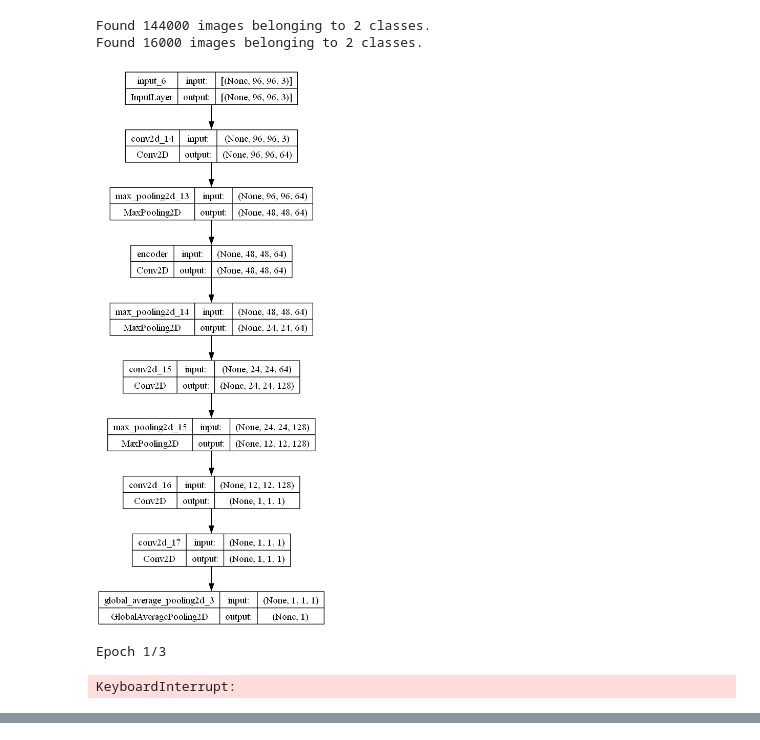
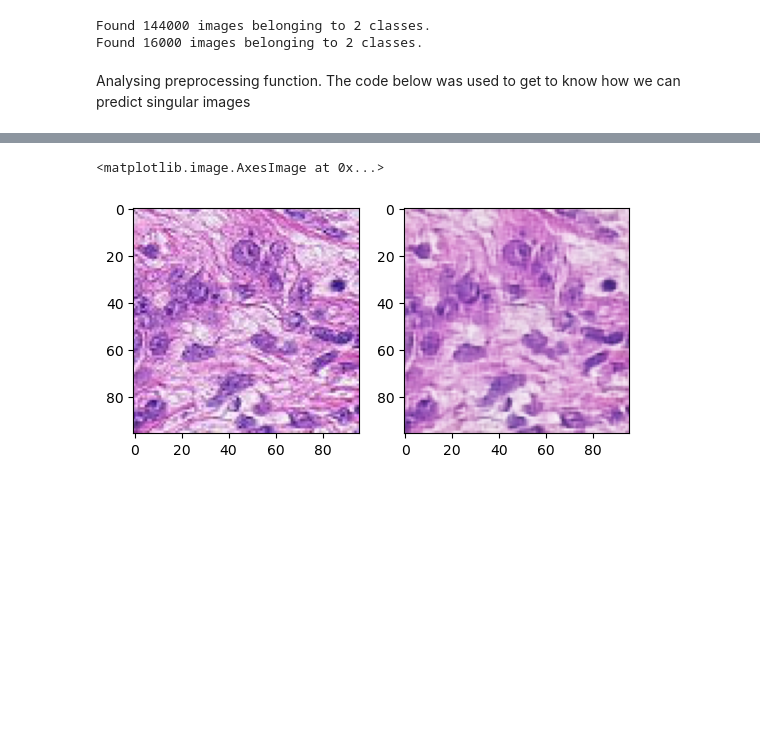
Before and after one commit to Undefined1234/8p361-project-imaging_gr2, a Jupyter notebook: code/main_project.ipynb, the cells around one changed output, grey strips where cells are left out. Drawn from its saved outputs; the diff is of its cells as text; code cells hidden in the pictures; blank space fills up the shorter version.

```diff
--- a/code/main_project.ipynb
+++ b/code/main_project.ipynb
@@ -173,5 +188,5 @@ latent_space.shape
 # %%
-train_gen, val_gen = get_pcam_generators('../', class_mode="binary")
+train_gen_fake, val_gen_fake = get_pcam_generators('../', class_mode="binary", ae_model=model1)
 # %% [output]
 Found 144000 images belonging to 2 classes.
 Found 16000 images belonging to 2 classes.
@@ -203,41 +193,16 @@ class CNN(Sequential):
-# %%
-model2 = CNN()
-model2.create_cnn()
-model2.get_layer("encoder").set_weights(model1.get_layer("encoder").get_weights()) #Get weights from latent space from autoencoder model
-model2.compile_model()
-utils.plot_model(model2, show_shapes=True, show_layer_names=True, to_file='model1.png')
-#model2.summary()
-# %% [output]
-[figure, removed]
-# %%
-# save the model and weights
-model_name = 'my_first_cnn_model'
-model_filepath = model_name + '.json'
-weights_filepath = model_name + '_weights.hdf5'
-
-model_json = model2.to_json() # serialize model to JSON
-with open(model_filepath, 'w') as json_file:
-    json_file.write(model_json)
-
-
-# define the model checkpoint and Tensorboard callbacks
-checkpoint = ModelCheckpoint(weights_filepath, monitor='val_loss', verbose=1, save_best_only=True, mode='min')
-tensorboard = TensorBoard(os.path.join('logs', model_name))
-callbacks_list = [checkpoint, tensorboard]
-
-
-# train the model
-train_steps = train_gen.n//train_gen.batch_size
-val_steps = val_gen.n//val_gen.batch_size
-
-
-
-history = model2.fit(train_gen, steps_per_epoch=train_steps,
-                    validation_data=val_gen,
-                    validation_steps=val_steps,
-                    epochs=3,
-                    shuffle=True,
-                    callbacks=callbacks_list)
-# %% [output]
-Epoch 1/3
-KeyboardInterrupt:
+# %% [markdown]
+<p> Analysing preprocessing function. The code below was used to get to know how we can predict singular images </p>
+# %%
+image = 2
+
+image_org = train_gen[1][0][image]
+image = utils.img_to_array(image_org)
+image = np.array([image])
+print(image_org.shape)
+image_predicted = model1.predict(image)
+
+
+fig, ax = plt.subplots(1,2)
+ax[0].imshow(image_org)
+ax[1].imshow(image_predicted[0])
+# %% [output]
@@ -243,0 +211,2 @@ KeyboardInterrupt:
+<matplotlib.image.AxesImage at 0x...>
+[figure, added]
```
Also changed, not shown: parts of 13 cells of this notebook, 5 other files.
